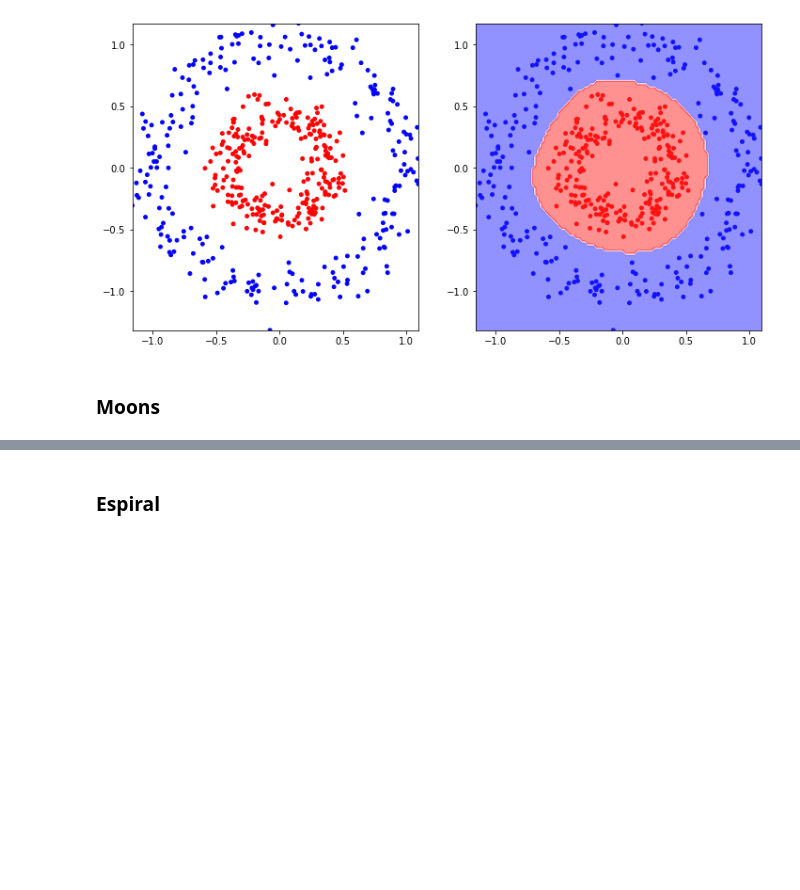
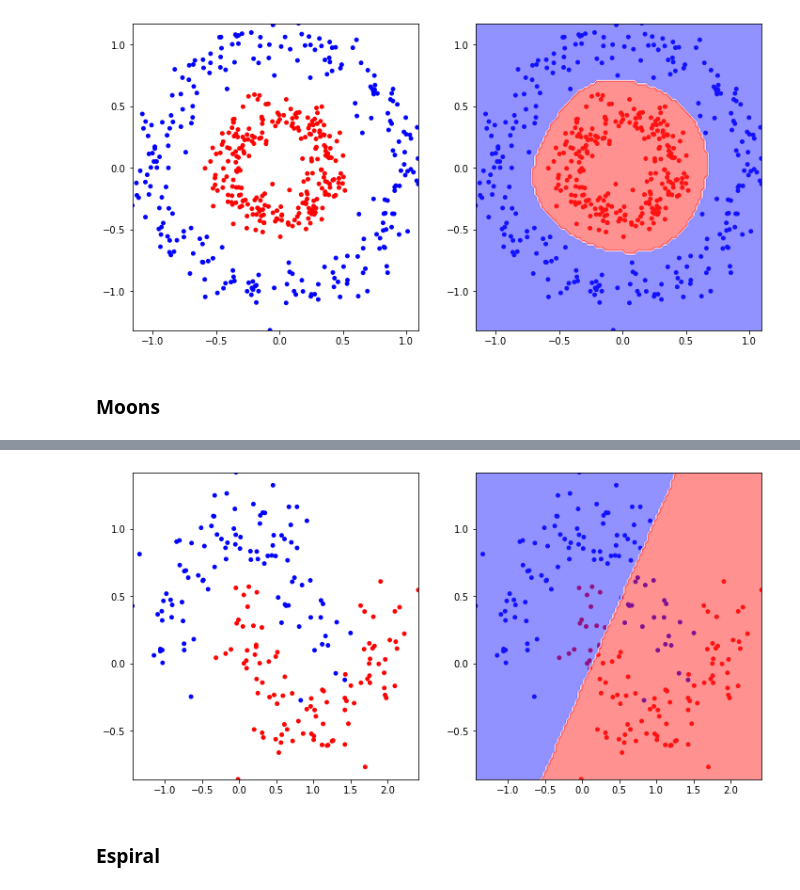
Before and after one commit to k3ybladewielder/mpdl, a Jupyter notebook: Rede Neural.ipynb, the cells around one changed output, grey strips where cells are left out. Cells and saved outputs as stored; diff of their text form; code cells hidden in the pictures; blank space fills up the shorter version.

```diff
--- a/Rede Neural.ipynb
+++ b/Rede Neural.ipynb
@@ -1048,0 +1151,22 @@ Acurácia: 98.00%
+# %%
+# mesmo problema, mas com regularização...
+
+input_dim, output_dim = x.shape[1], y.shape[1]
+
+# incializando a rede
+nn = NeuralNetwork(cost_func=binary_cross_entropy, learning_rate=1e-2)
+nn.layers.append(Layer(input_dim=input_dim, output_dim=10, activation=tanh,reg_strength=0.1, reg_func=l2_regularization))
+nn.layers.append(Layer(input_dim=10, output_dim=output_dim, activation=sigmoid))
+
+nn.fit(x, y, epochs=5000, verbose=1000)
+
+# print(nn.layers[0].weights)
+# print(nn.layers[0].biases)
+
+y_pred = nn.predict(x)
+print('Acurácia: {:.2f}%'.format(100*accuracy_score(y, y_pred > 0.5)))
+
+plot.classification_predictions(x, y, is_binary=True, nn=nn, threshold=0.5, cmap='bwr')
+
+#obs a predição se aproximou de uma reta porque a regularização é alta
+# %% [output]
@@ -1049,3 +1180,4 @@ Acurácia: 98.00%
+[figure, added]
 # %% [markdown]
 ### Espiral
 # %%
```
Also changed, not shown: parts of 12 cells of this notebook.
